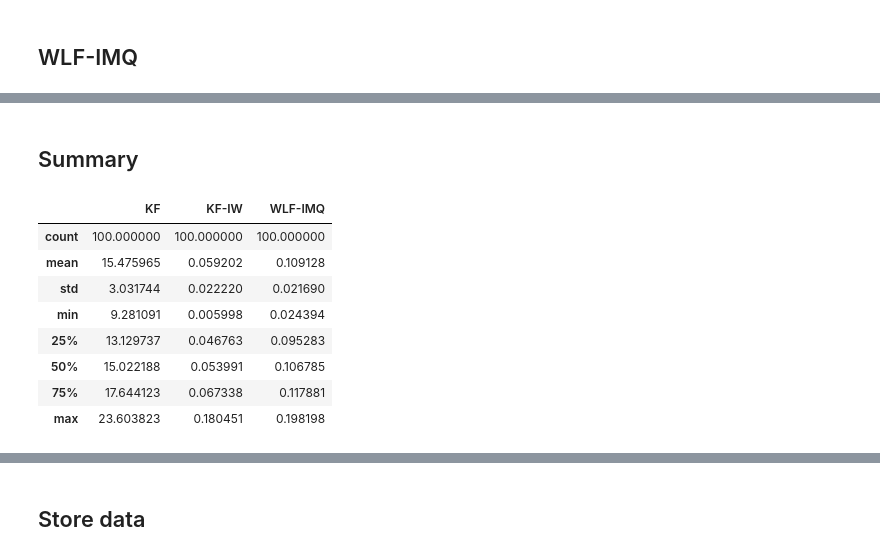
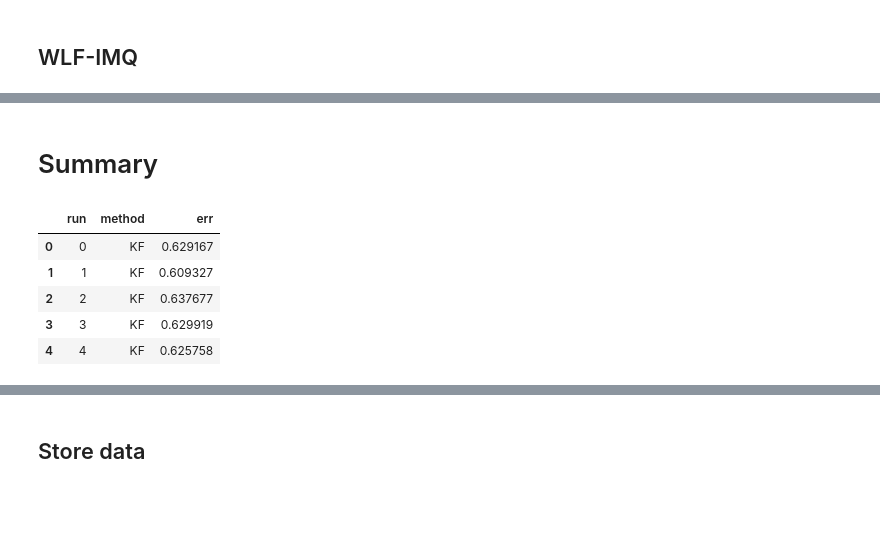
Before and after one commit to gerdm/weighted-likelihood-filter, a Jupyter notebook: experiments/uci-regression-outliers.ipynb, the cells around one changed output, grey strips where cells are left out. Drawn from its saved outputs; the diff is of its cells as text; code cells hidden in the pictures; blank space fills up the shorter version.

```diff
--- a/experiments/uci-regression-outliers.ipynb
+++ b/experiments/uci-regression-outliers.ipynb
@@ -299,8 +351,6 @@ hist_methods[method] = hist_bel
 time_methods[method] = times
 # %% [markdown]
 ## WLF-IMQ
-# %%
-observation_covariance = jnp.eye(1) * 1.0
 # %%
 @jax.jit
 def filter_wlfimq(log_lr, soft_threshold, measurements, covariates):
@@ -371,9 +421,10 @@ configs[method] = bo.max["params"]
 hist_bel = []
 times = []
 
-for yc, Xc in tqdm(zip(y_collection, X_collection), total=n_samples):
+for yc, Xc in tqdm(zip(y_collection, X_collection), total=n_runs):
     tinit = time()
     run = filter_wlfimq(**bo.max["params"], measurements=y, covariates=X)
+    run = jax.block_until_ready(run)
     tend = time()
 
     hist_bel.append(run)
@@ -385,0 +520,4 @@ time_methods[method] = times
+# %%
+def lossfn(params, counter, x, y, applyfn):
+    yhat = applyfn(params, x)
+    return jnp.sum(counter * (y - yhat) ** 2) / counter.sum()
@@ -386,18 +588,42 @@ time_methods[method] = times
+# %%
+method = "OGD"
+configs[method] = bo.max["params"]
+
+hist_bel = []
+times = []
+
+for yc, Xc in tqdm(zip(y_collection, X_collection), total=n_runs):
+    tinit = time()
+    run = filter_ogd(**bo.max["params"], measurements=y, covariates=X)
+    run = jax.block_until_ready(run)
+    tend = time()
+
+    hist_bel.append(run)
+    times.append(tend - tinit)
+
+hist_bel = np.stack(hist_bel)
+
+hist_methods[method] = hist_bel
+time_methods[method] = times
 # %% [markdown]
-## Summary
+# Summary
 # %%
-pd.DataFrame(jax.tree_map(
-    lambda x: np.median(np.power(x - y_collection, 2), 1),
+rmedse_df = pd.DataFrame(jax.tree_map(
+    lambda x: np.sqrt(np.median(np.power(x - y_collection, 2), 1)),
     hist_methods
-)).describe()
+))
+rmedse_df = rmedse_df.reset_index().melt("index")
+rmedse_df = rmedse_df.rename({
+    "index": "run",
+    "variable": "method",
+    "value": "err"
+}, axis=1)
+rmedse_df.head()
 # %% [output]
-|  | KF | KF-IW | WLF-IMQ |
-| count | 100.000000 | 100.000000 | 100.000000 |
-| mean | 15.475965 | 0.059202 | 0.109128 |
-| std | 3.031744 | 0.022220 | 0.021690 |
-| min | 9.281091 | 0.005998 | 0.024394 |
-| 25% | 13.129737 | 0.046763 | 0.095283 |
-| 50% | 15.022188 | 0.053991 | 0.106785 |
-| 75% | 17.644123 | 0.067338 | 0.117881 |
-| max | 23.603823 | 0.180451 | 0.198198 |
+|  | run | method | err |
+| 0 | 0 | KF | 0.629167 |
+| 1 | 1 | KF | 0.609327 |
+| 2 | 2 | KF | 0.637677 |
+| 3 | 3 | KF | 0.629919 |
+| 4 | 4 | KF | 0.625758 |
 # %%
```
Also changed, not shown: parts of 55 cells of this notebook.
